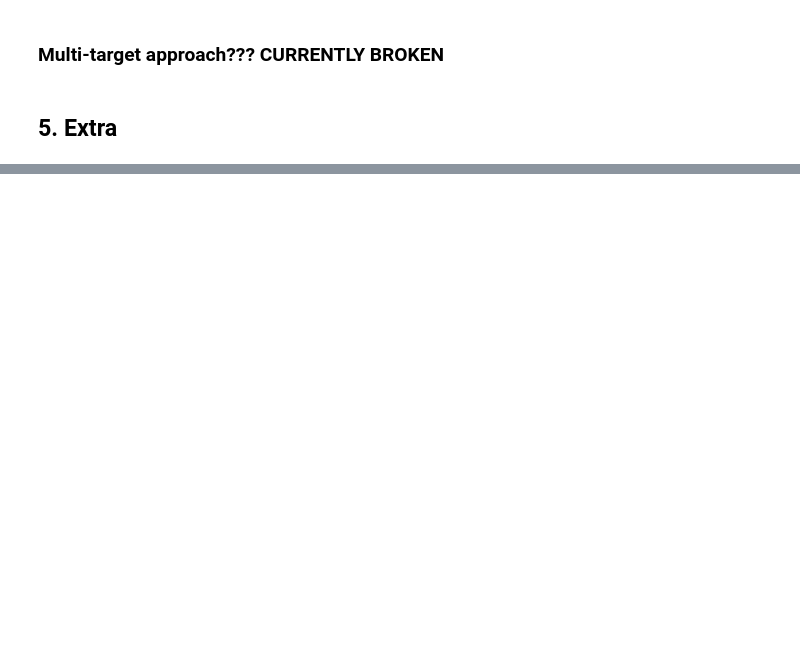
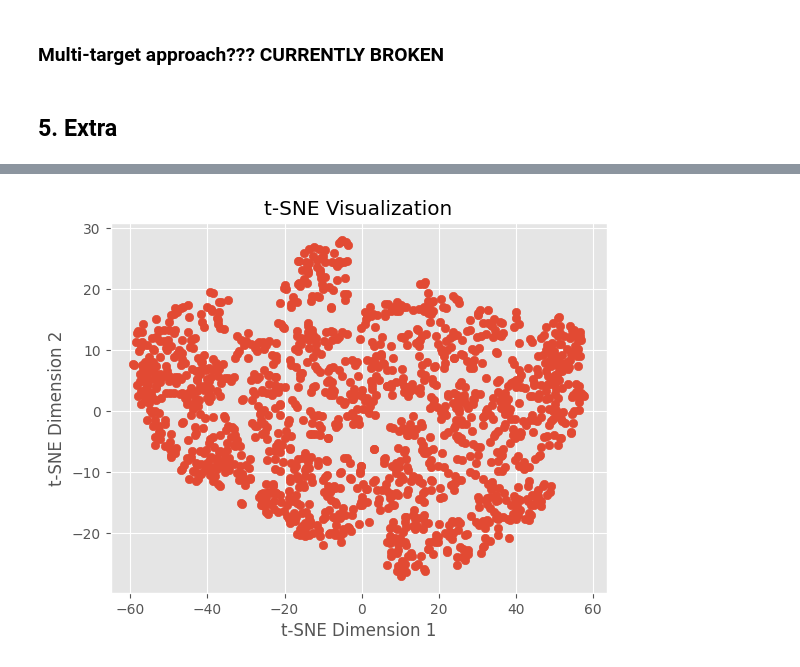
Before and after one commit to albertkjoller/ml-energy-systems, a Jupyter notebook: src/assignment3/notebooks/explainer_notebook.ipynb, the cells around one changed output, grey strips where cells are left out. Saved outputs shown, nothing was run; the diff lists cells and outputs as text; code cells hidden in the pictures; blank space fills up the shorter version.

```diff
--- a/src/assignment3/notebooks/explainer_notebook.ipynb
+++ b/src/assignment3/notebooks/explainer_notebook.ipynb
@@ -782,0 +820,20 @@ plt.show()
+# %%
+from sklearn.manifold import TSNE
+
+# Assuming your dataset is stored in a variable called 'data'
+X, y = load_profiles, multilabel_targets
+
+# Create an instance of the TSNE class
+tsne = TSNE(n_components=2, random_state=42)
+
+# Perform t-SNE dimensionality reduction
+X_tsne = tsne.fit_transform(X)
+
+# Plot the t-SNE results
+plt.scatter(X_tsne[:, 0], X_tsne[:, 1])
+plt.xlabel('t-SNE Dimension 1')
+plt.ylabel('t-SNE Dimension 2')
+plt.title('t-SNE Visualization')
+plt.show()
+# %% [output]
+[figure, added]
```
Also changed, not shown: parts of 4 cells of this notebook.
